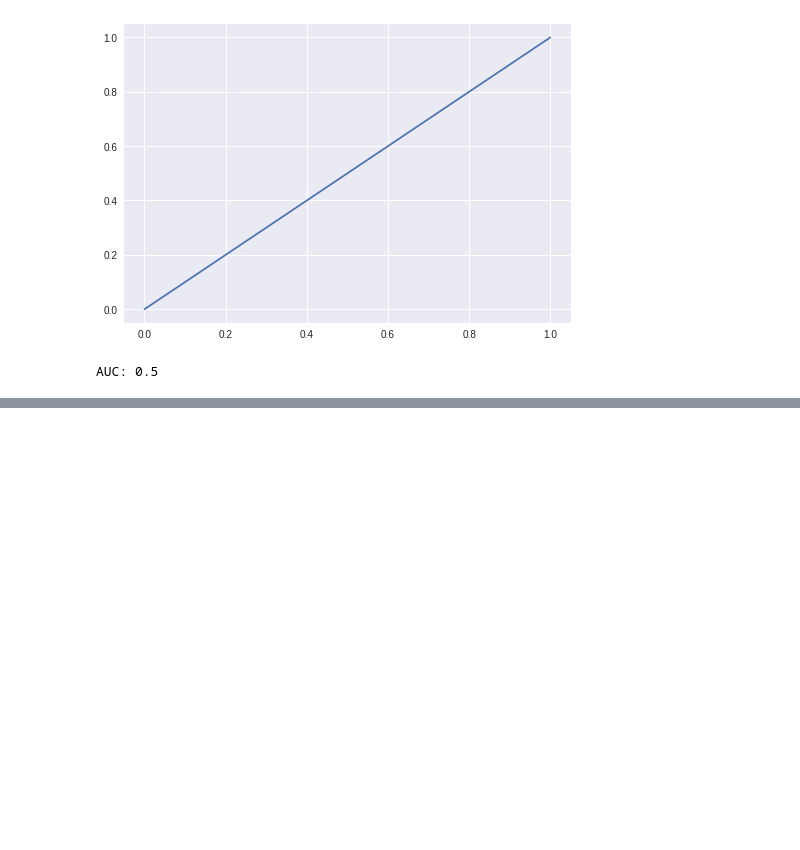
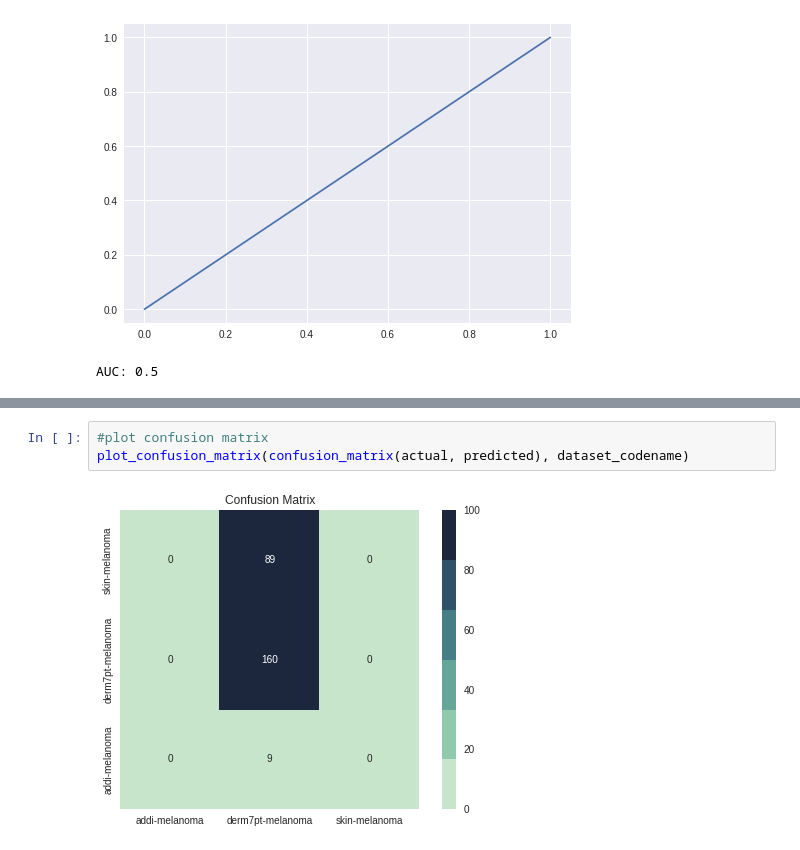
Before and after one commit to montjoile/Meta-learning, a Jupyter notebook: bias_testing.ipynb, the cells around one changed output, grey strips where cells are left out. Saved outputs shown, nothing was run; the diff lists cells and outputs as text; blank space fills up the shorter version.

```diff
--- a/bias_testing.ipynb
+++ b/bias_testing.ipynb
@@ -355,0 +527,5 @@ AUC: 0.5
+# %%
+#plot confusion matrix
+plot_confusion_matrix(confusion_matrix(actual, predicted), dataset_codename)
+# %% [output]
+[figure, added]
```
Also changed, not shown: parts of 15 cells of this notebook.
